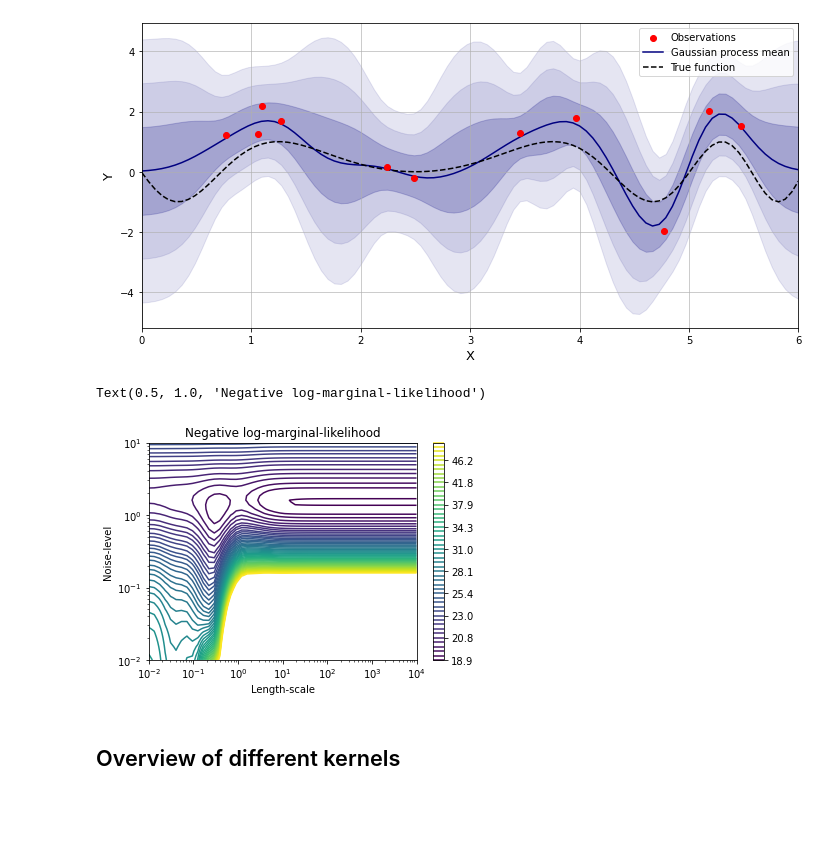
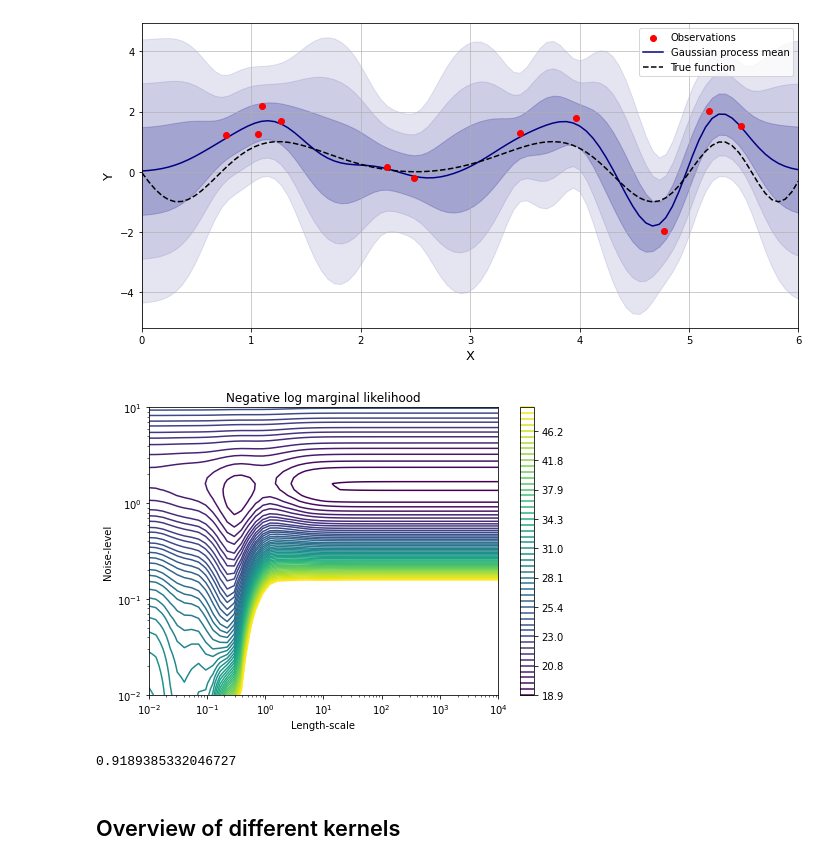
Before and after one commit to vzahorui/vzahorui.github.io, a Jupyter notebook: jupyter_notebooks/regression/gaussian_process.ipynb, the cells around one changed output. Drawn from its saved outputs; the diff is of its cells as text; code cells hidden in the pictures; blank space fills up the shorter version.

```diff
--- a/jupyter_notebooks/regression/gaussian_process.ipynb
+++ b/jupyter_notebooks/regression/gaussian_process.ipynb
@@ -221,35 +221,42 @@ Log-Marginal-Likelihood: -17.98455306904024
 # %%
 y_train_mean = np.mean(y_train)
 
 length_scale = np.logspace(-2, 4, num=50)
 noise_level = np.logspace(-2, 1, num=50)
 length_scale_grid, noise_level_grid = np.meshgrid(length_scale, noise_level)
 
 log_marginal_likelihood = [
     gpr_model.log_marginal_likelihood(theta=np.log([0.5, scale, noise]))
     for scale, noise in zip(length_scale_grid.ravel(), noise_level_grid.ravel())
 ]
 log_marginal_likelihood = np.reshape(
     log_marginal_likelihood, newshape=noise_level_grid.shape
 )
 vmin, vmax = (-log_marginal_likelihood).min(), 50
 level = np.around(np.logspace(np.log10(vmin), np.log10(vmax), num=50), decimals=1)
+
+fig, ax = plt.subplots(figsize=(7, 5))
 plt.contour(
     length_scale_grid,
     noise_level_grid,
     -log_marginal_likelihood,
     levels=level,
     norm=LogNorm(vmin=vmin, vmax=vmax),
 )
 plt.colorbar()
 plt.xscale("log")
 plt.yscale("log")
 plt.xlabel("Length-scale")
 plt.ylabel("Noise-level")
-plt.title("Negative log-marginal-likelihood")
+plt.title("Negative log marginal likelihood")
+plt.tight_layout()
+plt.savefig('../../assets/images/optimization/gp_contour_log_marginal_likelihood.png', bbox_inches='tight')
 # %% [output]
-Text(0.5, 1.0, 'Negative log-marginal-likelihood')
-[figure, old version]
+[figure, new version]
+# %%
+np.log(2*np.pi)/2
+# %% [output]
+0.9189385332046727
 # %% [markdown]
 ## Overview of different kernels
 # %% [markdown]
```
Also changed, not shown: 6 other files.
